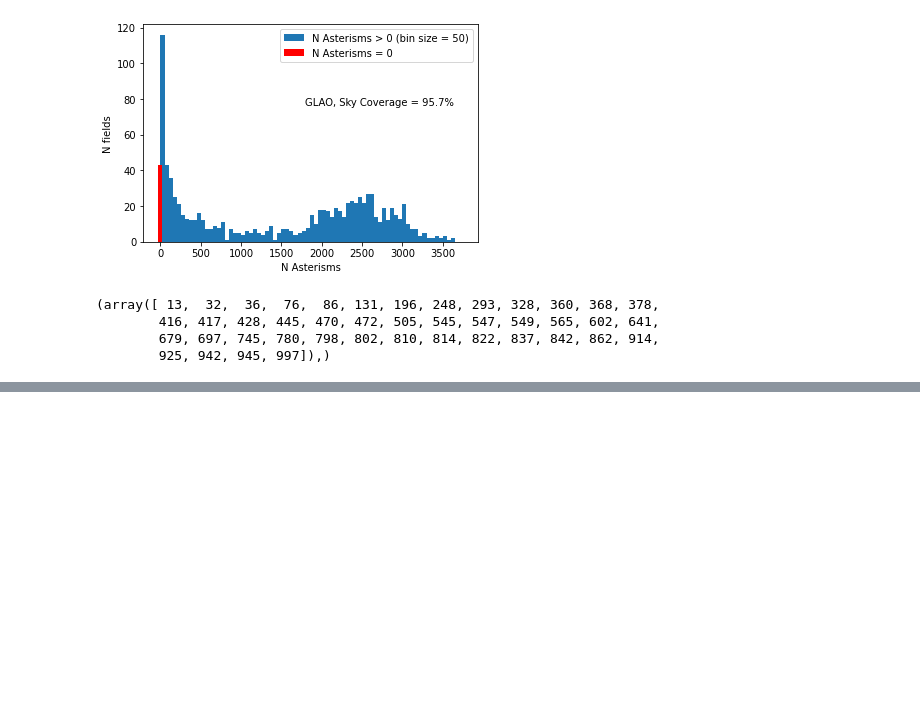
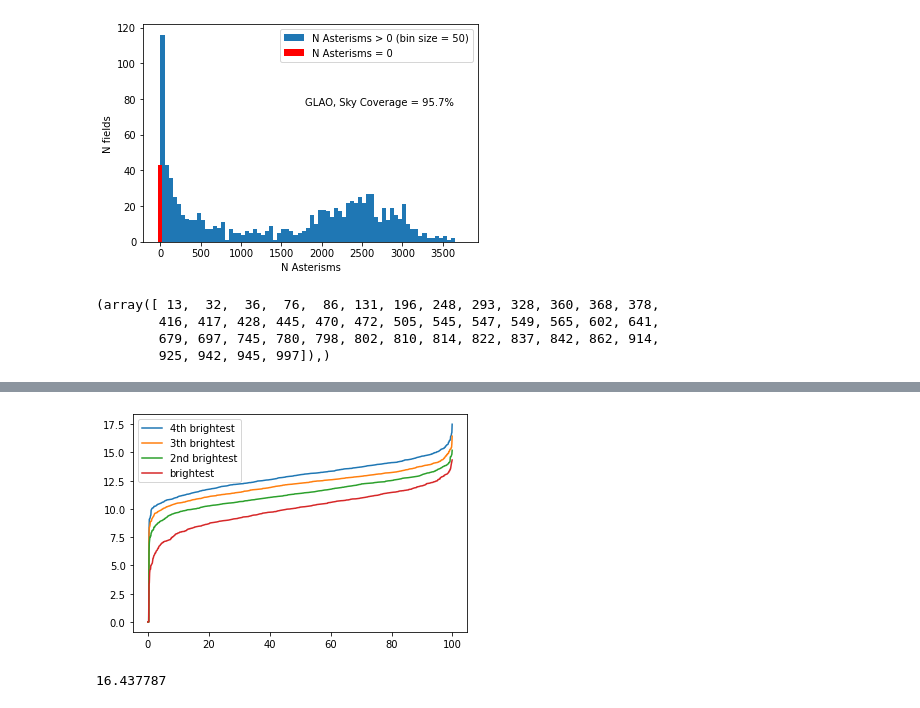
Before and after one commit to GMTO/skycover, a Jupyter notebook: scratchBook.ipynb, the cells around one changed output, grey strips where cells are left out. Drawn from its saved outputs; the diff is of its cells as text; code cells hidden in the pictures; blank space fills up the shorter version.

```diff
--- a/scratchBook.ipynb
+++ b/scratchBook.ipynb
@@ -282,0 +299,46 @@ np.where(aa<1)
+# %%
+dffp = pd.read_csv('output/fp_gs_glao.csv')
+# %%
+aa = np.zeros((1000, 4))
+for i in range(1000):
+    bb = dffp['star mag'][i].split()
+    try:
+        if len(bb) <4:
+            continue
+        elif len(bb)==5:
+            if len(bb[0])<5:
+                bb = bb[1:]
+                aa[i,0] = float(bb[0])
+                aa[i,3] = float(bb[3][:-3])
+            else:
+                bb = bb[:4]
+                aa[i,0] = float(bb[0][3:])
+                aa[i,3] = float(bb[3])
+        elif len(bb) ==6:
+            bb = bb[1:5]
+            aa[i,0] = float(bb[0])
+            aa[i,3] = float(bb[3])
+        elif len(bb) == 4:
+            aa[i,0] = float(bb[0][3:])
+            aa[i,3] = float(bb[3][:-3])
+        aa[i,1] = float(bb[1])
+        aa[i,2] = float(bb[2])
+        #print(i, '  xxxx  ', bb, '  yyy  ', aa[i,:])
+    except:
+        print(i, '----', bb)
+# %%
+bb = np.sort(aa, axis=1)
+# %%
+N = len(bb)
+y = np.arange(N) / float(N) *100
+plt.plot(y, np.sort(bb[:,3]), '-', label='4th brightest')
+plt.plot(y, np.sort(bb[:,2]), '-', label='3th brightest')
+plt.plot(y, np.sort(bb[:,1]), '-', label='2nd brightest')
+plt.plot(y, np.sort(bb[:,0]), '-', label='brightest')
+plt.legend();
+# %% [output]
+[figure, added]
+# %%
+np.max(aa)
+# %% [output]
+16.437787
```
Also changed, not shown: parts of 8 cells of this notebook, 3 other files.
